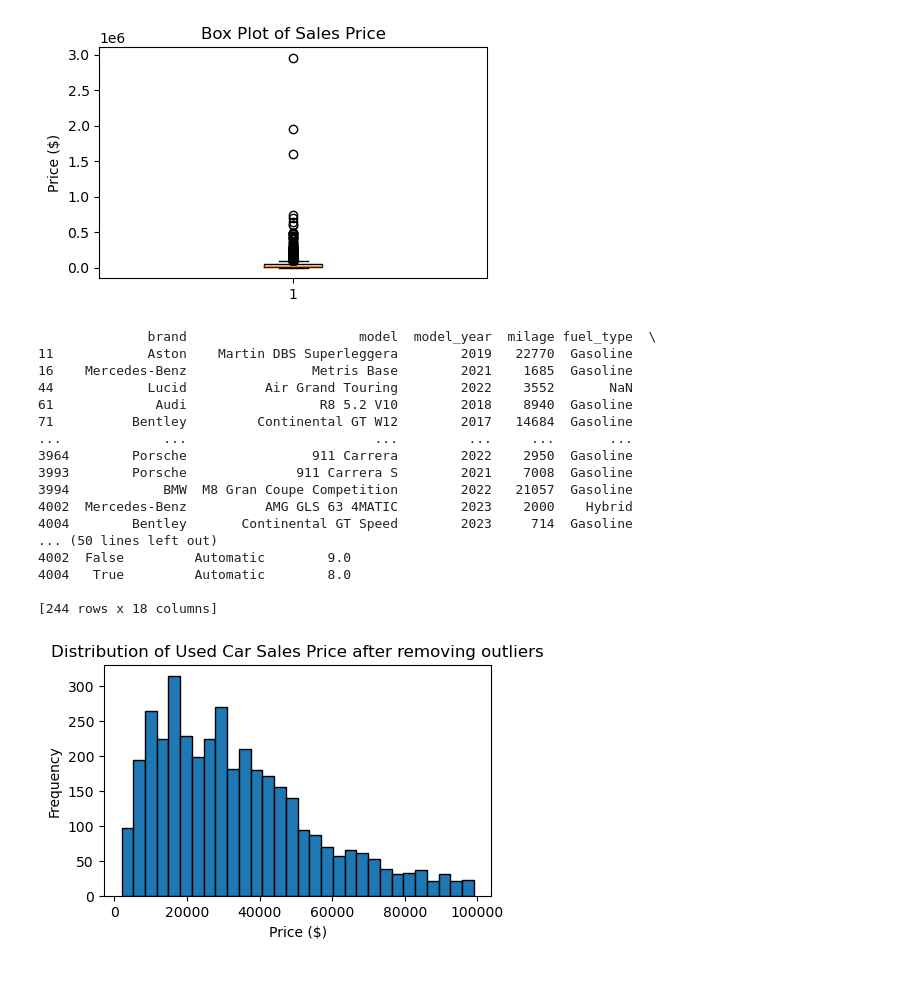
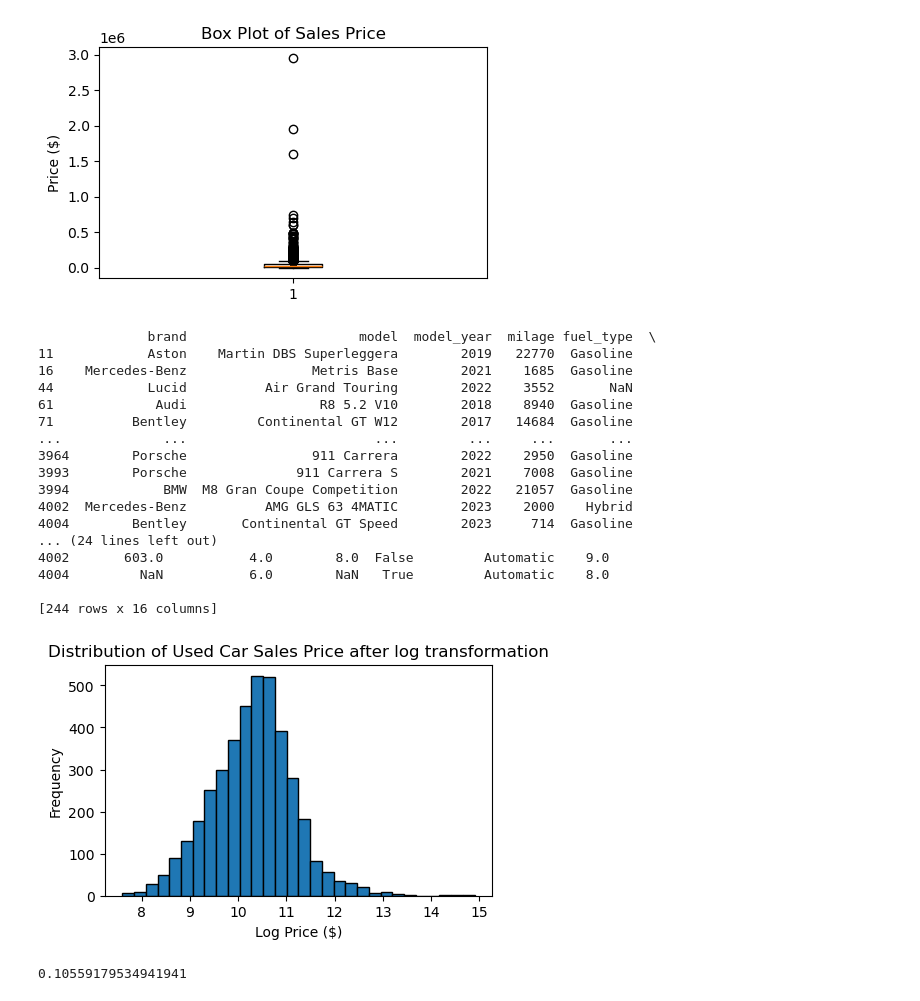
Before and after one commit to lshiyu4210/used_car_price_prediction, a Jupyter notebook: midterm.ipynb, the cells around one changed output. Cells and saved outputs as stored; diff of their text form; code cells hidden in the pictures.

```diff
--- a/midterm.ipynb
+++ b/midterm.ipynb
@@ -90,7 +90,7 @@ def classify_transmission(transmission):
     elif "automatic" in transmission.lower() or "a/t" in transmission.lower():
         return "Automatic"
     else:
-        return "Unknown"
+        return np.nan
 
 used_car['transmission_type'] = used_car['transmission'].apply(classify_transmission)
 # %%
@@ -99,5 +99,5 @@ def extract_gears(transmission):
     match = pd.Series(transmission).str.extract(r'(\d+)')
     return match[0] if not match.empty else np.nan
 
-used_car['num_gears'] = used_car['transmission'].apply(extract_gears).astype(float)
+used_car['gears'] = used_car['transmission'].apply(extract_gears).astype(float)
 # %%
@@ -121,4 +121,4 @@ display(unique_transmissions)
 62 rows × 3 columns
 # %%
 # Drop engine and transmission columns
-used_car.drop(['engine', 'transmission'], axis=1)
+used_car.drop(['engine', 'transmission'], axis=1, inplace=True)
@@ -228,20 +224,22 @@ print(outliers)
 3994            BMW  M8 Gran Coupe Competition        2022   21057  Gasoline
 4002  Mercedes-Benz          AMG GLS 63 4MATIC        2023    2000    Hybrid
 4004        Bentley       Continental GT Speed        2023     714  Gasoline
-... (50 lines left out)
-4002  False         Automatic        9.0
-4004   True         Automatic        8.0
+... (24 lines left out)
+4002       603.0           4.0        8.0  False         Automatic    9.0
+4004         NaN           6.0        NaN   True         Automatic    8.0
 
-[244 rows x 18 columns]
+[244 rows x 16 columns]
 # %%
-# Remove Outliers
-# df_cleaned = used_car[(used_car['price'] >= lower_bound) & (used_car['price'] <= upper_bound)]
-sales_price_cleaned = used_car['price'][(used_car['price'] >= lower_bound) & (used_car['price'] <= upper_bound)]
+# Log Transformation
+used_car['sales_price_log'] = np.log(used_car['price'])
 plt.figure(figsize=(5,3))
-plt.hist(sales_price_cleaned, bins=30, edgecolor='black')
-plt.title("Distribution of Used Car Sales Price after removing outliers")
-plt.xlabel("Price ($)")
+plt.hist(used_car['sales_price_log'], bins=30, edgecolor='black')
+plt.title("Distribution of Used Car Sales Price after log transformation")
+plt.xlabel("Log Price ($)")
 plt.ylabel("Frequency")
 plt.show()
+
+print(used_car['sales_price_log'].skew())
 # %% [output]
-[figure, old version]
+[figure, new version]
+0.10559179534941941
```
Also changed, not shown: parts of 21 cells of this notebook, 1 other file.
